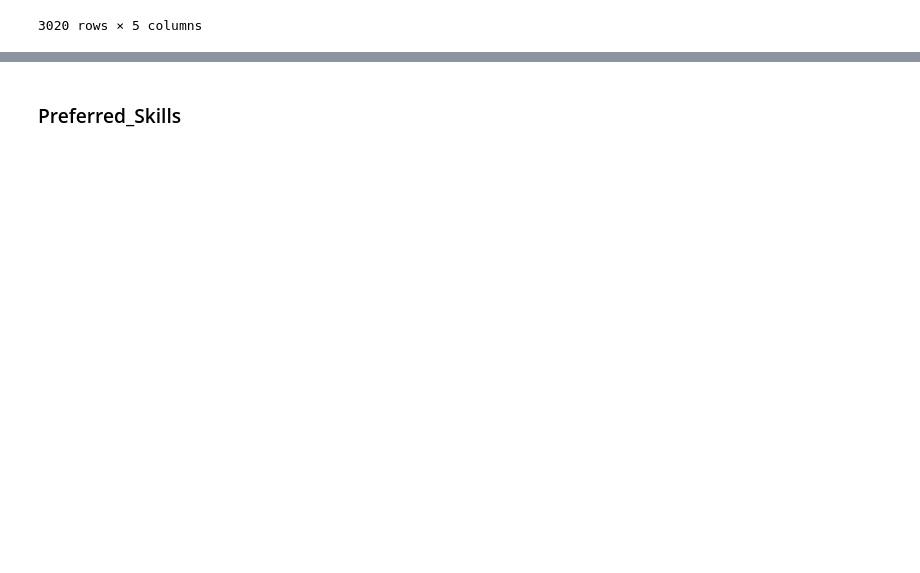
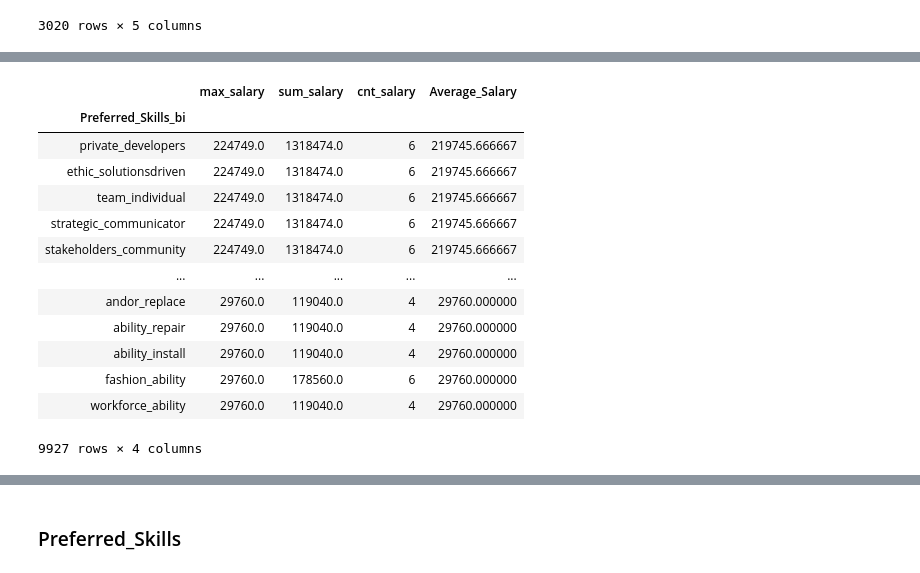
Before and after one commit to Data-Citadel/IDS_GROUP006, a Jupyter notebook: IDS_try.ipynb, the cells around one changed output, grey strips where cells are left out. Saved outputs shown, nothing was run; the diff lists cells and outputs as text; code cells hidden in the pictures; blank space fills up the shorter version.

```diff
--- a/IDS_try.ipynb
+++ b/IDS_try.ipynb
@@ -271,0 +360,27 @@ posting_data[str_cols]
+# %%
+sub_df = posting_data[['Preferred_Skills_bi', 'Projected_Salary_To']].copy()
+# %%
+df = sub_df.explode('Preferred_Skills_bi').groupby('Preferred_Skills_bi').agg(
+max_salary=('Projected_Salary_To', max),
+sum_salary=('Projected_Salary_To', sum ),
+cnt_salary=('Projected_Salary_To', 'count') ).sort_values(['max_salary','sum_salary','cnt_salary'], ascending=False)
+# %%
+df['Average_Salary'] = df['sum_salary']/df['cnt_salary']
+df = df[df['cnt_salary'] >=4 ].sort_values(['Average_Salary'], ascending=False)
+# %%
+df
+# %% [output]
+|  | max_salary | sum_salary | cnt_salary | Average_Salary |
+| Preferred_Skills_bi |  |  |  |  |
+| private_developers | 224749.0 | 1318474.0 | 6 | 219745.666667 |
+| ethic_solutionsdriven | 224749.0 | 1318474.0 | 6 | 219745.666667 |
+| team_individual | 224749.0 | 1318474.0 | 6 | 219745.666667 |
+| strategic_communicator | 224749.0 | 1318474.0 | 6 | 219745.666667 |
+| stakeholders_community | 224749.0 | 1318474.0 | 6 | 219745.666667 |
+| ... | ... | ... | ... | ... |
+| andor_replace | 29760.0 | 119040.0 | 4 | 29760.000000 |
+| ability_repair | 29760.0 | 119040.0 | 4 | 29760.000000 |
+| ability_install | 29760.0 | 119040.0 | 4 | 29760.000000 |
+| fashion_ability | 29760.0 | 178560.0 | 6 | 29760.000000 |
+| workforce_ability | 29760.0 | 119040.0 | 4 | 29760.000000 |
+9927 rows × 4 columns
```
Also changed, not shown: parts of 27 cells of this notebook.
